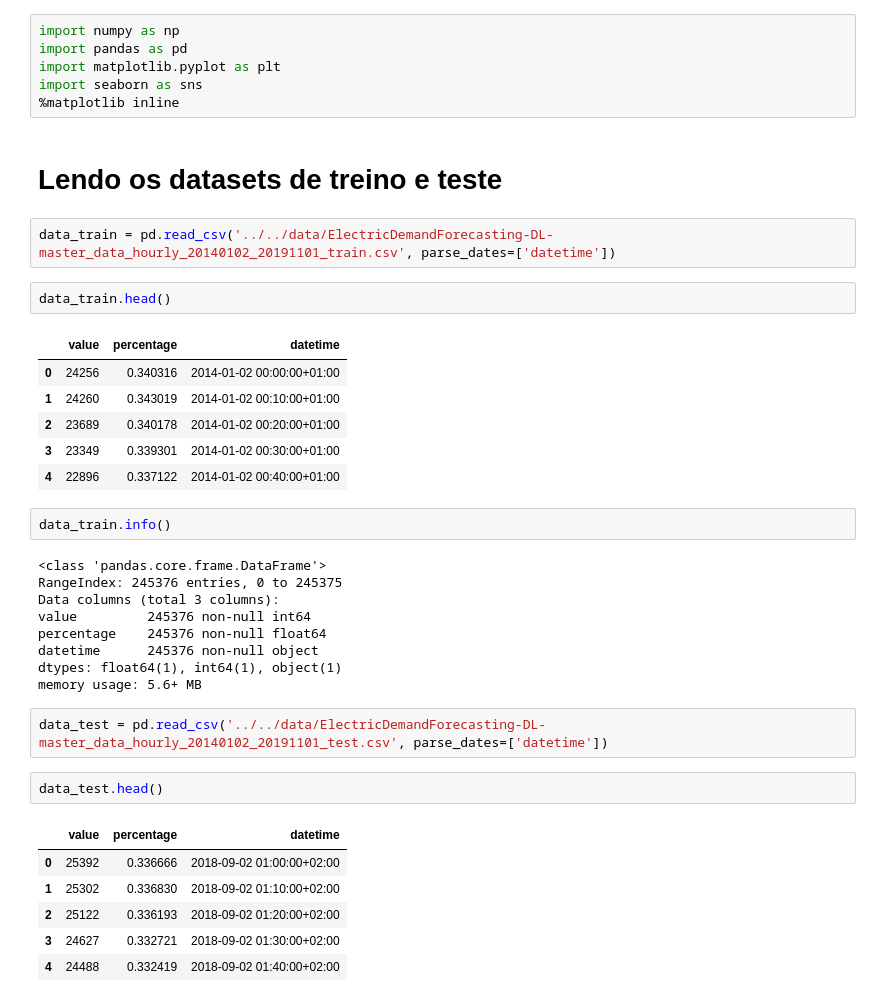
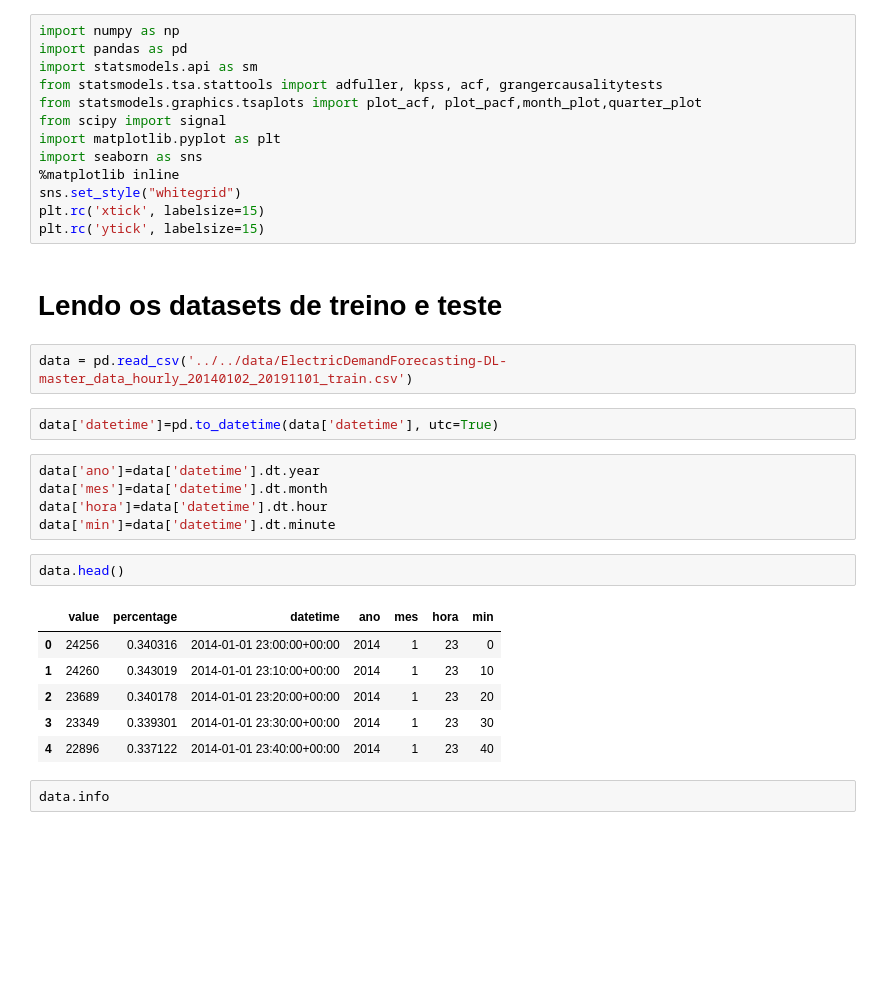
Before and after one commit to marcosvilela/modelagem-analitica-20.3, a Jupyter notebook: source/Marcos/Marcos_Analise_Exploratoria.ipynb, the cells around one changed output. Saved outputs shown, nothing was run; the diff lists cells and outputs as text; blank space fills up the shorter version.

Commit message:
Plot mais ou menos

```diff
--- a/source/Marcos/Marcos_Analise_Exploratoria.ipynb
+++ b/source/Marcos/Marcos_Analise_Exploratoria.ipynb
@@ -1,41 +1,35 @@
 # %%
 import numpy as np
 import pandas as pd
+import statsmodels.api as sm
+from statsmodels.tsa.stattools import adfuller, kpss, acf, grangercausalitytests
+from statsmodels.graphics.tsaplots import plot_acf, plot_pacf,month_plot,quarter_plot
+from scipy import signal
 import matplotlib.pyplot as plt
 import seaborn as sns
 %matplotlib inline
+sns.set_style("whitegrid")
+plt.rc('xtick', labelsize=15)
+plt.rc('ytick', labelsize=15)
 # %% [markdown]
 # Lendo os datasets de treino e teste
 # %%
-data_train = pd.read_csv('../../data/ElectricDemandForecasting-DL-master_data_hourly_20140102_20191101_train.csv', parse_dates=['datetime'])
+data = pd.read_csv('../../data/ElectricDemandForecasting-DL-master_data_hourly_20140102_20191101_train.csv')
+# %%
+data['datetime']=pd.to_datetime(data['datetime'], utc=True)
+# %%
+data['ano']=data['datetime'].dt.year
+data['mes']=data['datetime'].dt.month
+data['hora']=data['datetime'].dt.hour
+data['min']=data['datetime'].dt.minute
 # %%
-data_train.head()
+data.head()
 # %% [output]
-|  | value | percentage | datetime |
-| 0 | 24256 | 0.340316 | 2014-01-02 00:00:00+01:00 |
-| 1 | 24260 | 0.343019 | 2014-01-02 00:10:00+01:00 |
-| 2 | 23689 | 0.340178 | 2014-01-02 00:20:00+01:00 |
-| 3 | 23349 | 0.339301 | 2014-01-02 00:30:00+01:00 |
-| 4 | 22896 | 0.337122 | 2014-01-02 00:40:00+01:00 |
+|  | value | percentage | datetime | ano | mes | hora | min |
+| 0 | 24256 | 0.340316 | 2014-01-01 23:00:00+00:00 | 2014 | 1 | 23 | 0 |
+| 1 | 24260 | 0.343019 | 2014-01-01 23:10:00+00:00 | 2014 | 1 | 23 | 10 |
+| 2 | 23689 | 0.340178 | 2014-01-01 23:20:00+00:00 | 2014 | 1 | 23 | 20 |
+| 3 | 23349 | 0.339301 | 2014-01-01 23:30:00+00:00 | 2014 | 1 | 23 | 30 |
+| 4 | 22896 | 0.337122 | 2014-01-01 23:40:00+00:00 | 2014 | 1 | 23 | 40 |
 # %%
-data_train.info()
+data.info
-# %% [output]
-<class 'pandas.core.frame.DataFrame'>
-RangeIndex: 245376 entries, 0 to 245375
-Data columns (total 3 columns):
-value         245376 non-null int64
-percentage    245376 non-null float64
-datetime      245376 non-null object
-dtypes: float64(1), int64(1), object(1)
-memory usage: 5.6+ MB
-# %%
-data_test = pd.read_csv('../../data/ElectricDemandForecasting-DL-master_data_hourly_20140102_20191101_test.csv', parse_dates=['datetime'])
-# %%
-data_test.head()
-# %% [output]
-|  | value | percentage | datetime |
-| 0 | 25392 | 0.336666 | 2018-09-02 01:00:00+02:00 |
-| 1 | 25302 | 0.336830 | 2018-09-02 01:10:00+02:00 |
-| 2 | 25122 | 0.336193 | 2018-09-02 01:20:00+02:00 |
-| 3 | 24627 | 0.332721 | 2018-09-02 01:30:00+02:00 |
-| 4 | 24488 | 0.332419 | 2018-09-02 01:40:00+02:00 |
```
Also changed, not shown: parts of 10 cells of this notebook.
